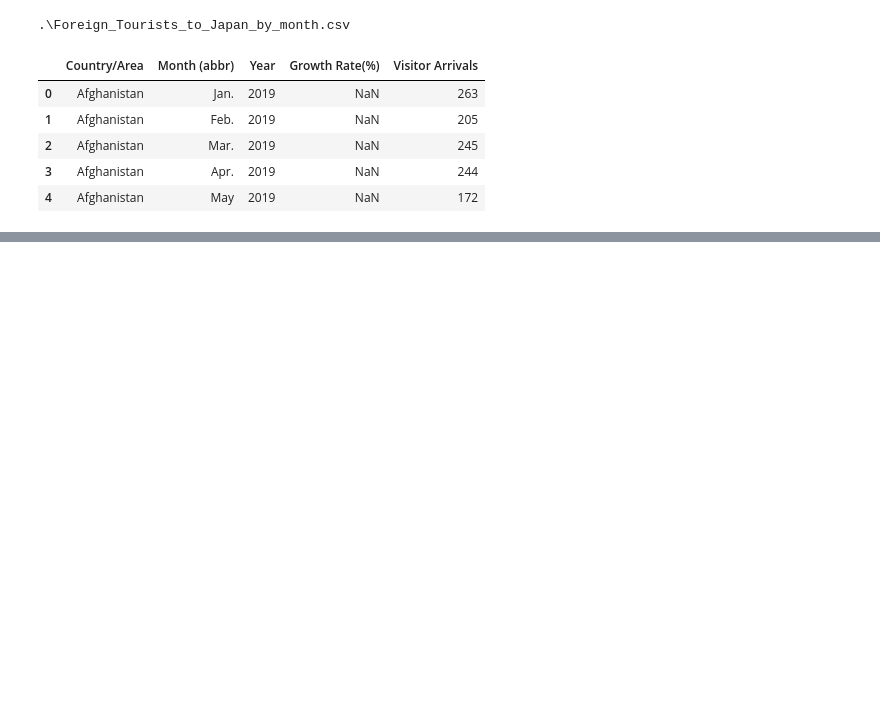
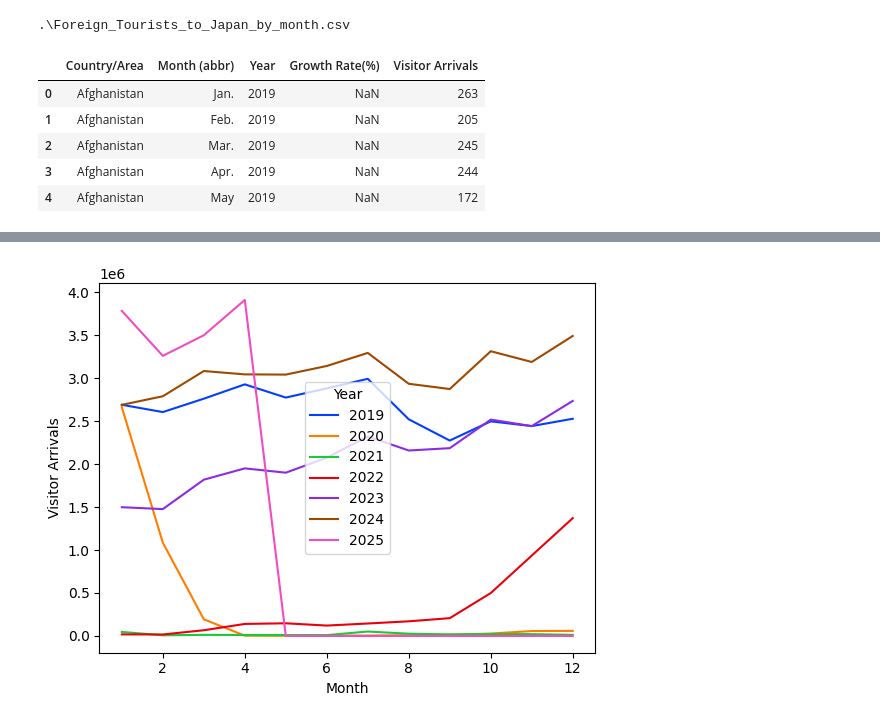
Before and after one commit to YusukeHomma/PublicRepo, a Jupyter notebook: test.ipynb, the cells around one changed output, grey strips where cells are left out. Cells and saved outputs as stored; diff of their text form; code cells hidden in the pictures; blank space fills up the shorter version.

```diff
--- a/test.ipynb
+++ b/test.ipynb
@@ -88,0 +73,4 @@ data_sample.describe()
+# %%
+# fill null value with 0 for 2 columns
+df_sample.fillna({"Growth Rate(%)": 0}, inplace=True)
+df_sample.fillna({"Visitor Arrivals": 0}, inplace=True)
@@ -88,0 +96,18 @@ data_sample.describe()
+# %%
+# create a dictionary to convert month from character to number
+# I see May miss period unlike the other months. Need to map it carefully.
+dict_month_map = {
+    "Jan.":1,"Feb.":2, "Mar.":3, "Apr.":4,
+    "May":5,"Jun.":6,"Jul.":7,"Aug.":8,
+    "Sep.":9,"Oct.":10,"Nov.":11,"Dec.":12
+    }
+# %%
+# convert Month data from character to numeric
+df_sample["Month (abbr)"] = df_sample["Month (abbr)"].apply(lambda x: dict_month_map[x])
+# rename columns
+df_sample.rename(columns={"Month (abbr)": "Month"}, inplace=True)
+# change the data type for some columns
+df_sample["Month"] = df_sample["Month"].astype(int)
+df_sample["Growth Rate(%)"] = df_sample["Growth Rate(%)"].str.replace(',', '').astype(float)
+df_sample["Visitor Arrivals"] = df_sample["Visitor Arrivals"].str.replace(',','').astype("Int64")
+df_sample.head()
@@ -88,0 +126,4 @@ data_sample.describe()
+# %%
+# create a new dataframe which is aggregated by year and month
+df_agg = df_sample.groupby(["Year","Month"]).agg({"Visitor Arrivals": np.sum}).reset_index()
+df_agg.head()
@@ -88,0 +137,6 @@ data_sample.describe()
+# %%
+# draw a line chart to see the trend of visitors by month
+sns.lineplot(data=df_agg, x="Month",y="Visitor Arrivals",hue="Year",palette="bright")
+plt.show()
+# %% [output]
+[figure, added]
```
Also changed, not shown: parts of 12 cells of this notebook.
